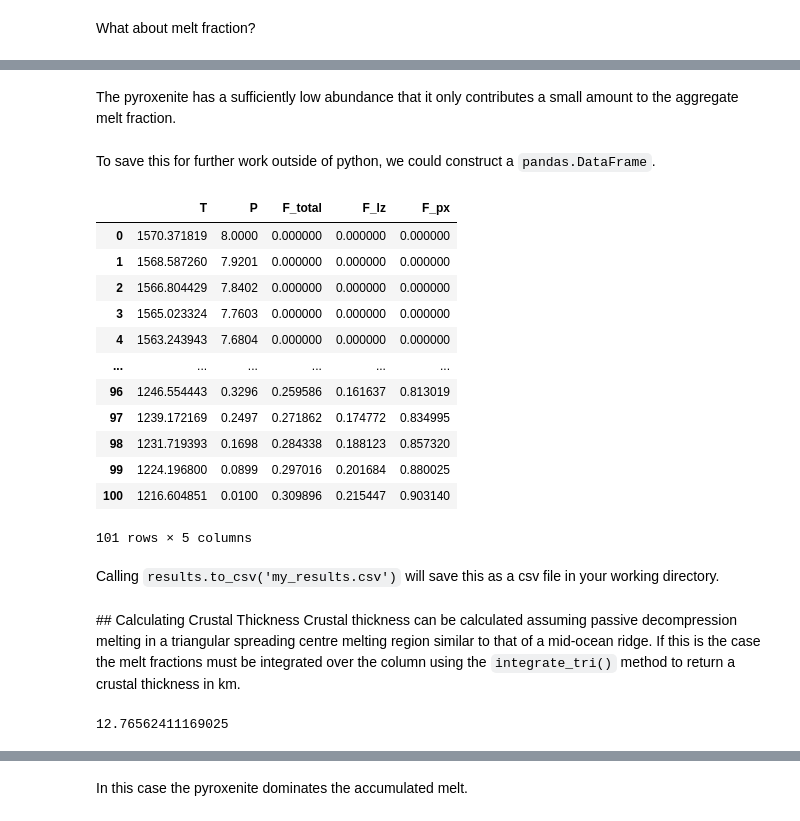
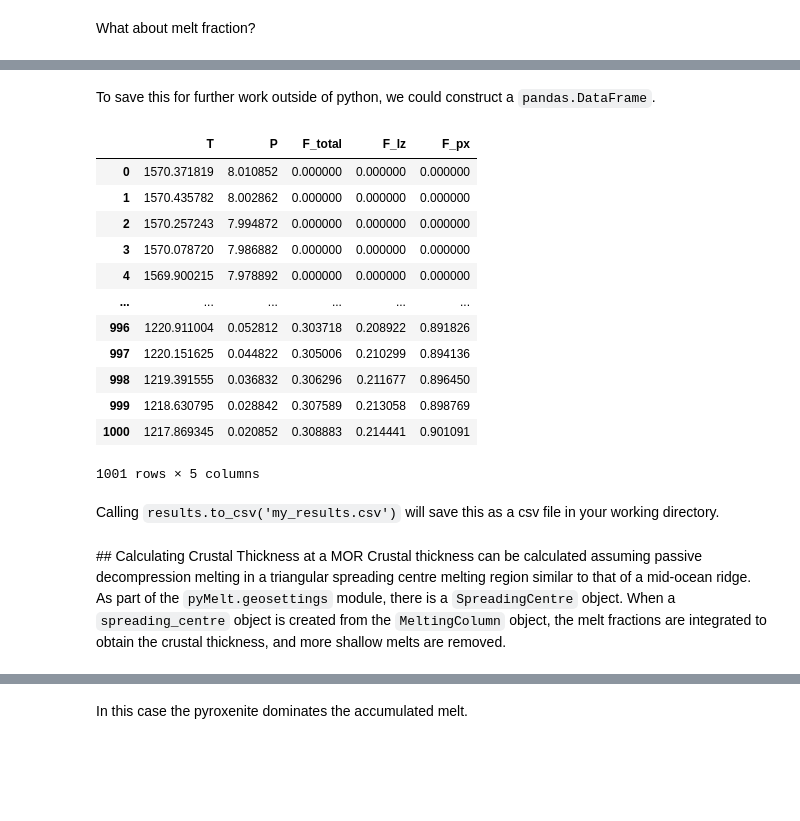
Before and after one commit to simonwmatthews/pyMelt, a Jupyter notebook: docs/tutorial/tutorial1.ipynb, the cells around one changed output, grey strips where cells are left out. Saved outputs shown, nothing was run; the diff lists cells and outputs as text; code cells hidden in the pictures; blank space fills up the shorter version.

Commit message:
v1.93 - Added chemistry module, fixed discretisation bugs

````diff
--- a/docs/tutorial/tutorial1.ipynb
+++ b/docs/tutorial/tutorial1.ipynb
@@ -194,5 +194,5 @@
 # %%
-column = mantle.AdiabaticMelt_1D(1400.0)
+column = mantle.AdiabaticMelt(1400.0)
 # %% [markdown]
 This performed the calculation for a $T_p$ of 1400˚C. The way the calculation is performed can be modified, look up the documentation for the other (optional) arguments.
 
@@ -275,36 +291,30 @@ Length: 101, dtype: float64
-# %% [markdown]
-The pyroxenite has a sufficiently low abundance that it only contributes a small amount to the aggregate melt fraction.
 # %% [markdown]
 To save this for further work outside of python, we could construct a `pandas.DataFrame`.
 # %%
 results = pd.DataFrame()
 
 results['T'] = column.T
 results['P'] = column.P
-results['F_total'] = column.F_total
-results['F_lz'] = column.F['Lz']
-results['F_px'] = column.F['Px']
+results['F_total'] = column.F
+results['F_lz'] = column.lithologies['Lz'].F
+results['F_px'] = column.lithologies['Px'].F
 results
 # %% [output]
 |  | T | P | F_total | F_lz | F_px |
-| 0 | 1570.371819 | 8.0000 | 0.000000 | 0.000000 | 0.000000 |
-| 1 | 1568.587260 | 7.9201 | 0.000000 | 0.000000 | 0.000000 |
-| 2 | 1566.804429 | 7.8402 | 0.000000 | 0.000000 | 0.000000 |
-| 3 | 1565.023324 | 7.7603 | 0.000000 | 0.000000 | 0.000000 |
-| 4 | 1563.243943 | 7.6804 | 0.000000 | 0.000000 | 0.000000 |
+| 0 | 1570.371819 | 8.010852 | 0.000000 | 0.000000 | 0.000000 |
+| 1 | 1570.435782 | 8.002862 | 0.000000 | 0.000000 | 0.000000 |
+| 2 | 1570.257243 | 7.994872 | 0.000000 | 0.000000 | 0.000000 |
+| 3 | 1570.078720 | 7.986882 | 0.000000 | 0.000000 | 0.000000 |
+| 4 | 1569.900215 | 7.978892 | 0.000000 | 0.000000 | 0.000000 |
 | ... | ... | ... | ... | ... | ... |
-| 96 | 1246.554443 | 0.3296 | 0.259586 | 0.161637 | 0.813019 |
-| 97 | 1239.172169 | 0.2497 | 0.271862 | 0.174772 | 0.834995 |
-| 98 | 1231.719393 | 0.1698 | 0.284338 | 0.188123 | 0.857320 |
-| 99 | 1224.196800 | 0.0899 | 0.297016 | 0.201684 | 0.880025 |
-| 100 | 1216.604851 | 0.0100 | 0.309896 | 0.215447 | 0.903140 |
+| 996 | 1220.911004 | 0.052812 | 0.303718 | 0.208922 | 0.891826 |
+| 997 | 1220.151625 | 0.044822 | 0.305006 | 0.210299 | 0.894136 |
+| 998 | 1219.391555 | 0.036832 | 0.306296 | 0.211677 | 0.896450 |
+| 999 | 1218.630795 | 0.028842 | 0.307589 | 0.213058 | 0.898769 |
+| 1000 | 1217.869345 | 0.020852 | 0.308883 | 0.214441 | 0.901091 |
-101 rows × 5 columns
+1001 rows × 5 columns
 # %% [markdown]
 Calling `results.to_csv('my_results.csv')` will save this as a csv file in your working directory.
 # %% [markdown]
-## Calculating Crustal Thickness
-Crustal thickness can be calculated assuming passive decompression melting in a triangular spreading centre melting region similar to that of a mid-ocean ridge. If this is the case the melt fractions must be integrated over the column using the ```integrate_tri()``` method to return a crustal thickness in km.
+## Calculating Crustal Thickness at a MOR
+Crustal thickness can be calculated assuming passive decompression melting in a triangular spreading centre melting region similar to that of a mid-ocean ridge. As part of the ```pyMelt.geosettings``` module, there is a ```SpreadingCentre``` object. When a ```spreading_centre``` object is created from the ```MeltingColumn``` object, the melt fractions are integrated to obtain the crustal thickness, and more shallow melts are removed.
-# %%
-column.integrate_tri()
-# %% [output]
-12.76562411169025
````
Also changed, not shown: parts of 22 cells of this notebook, 15 other files.
